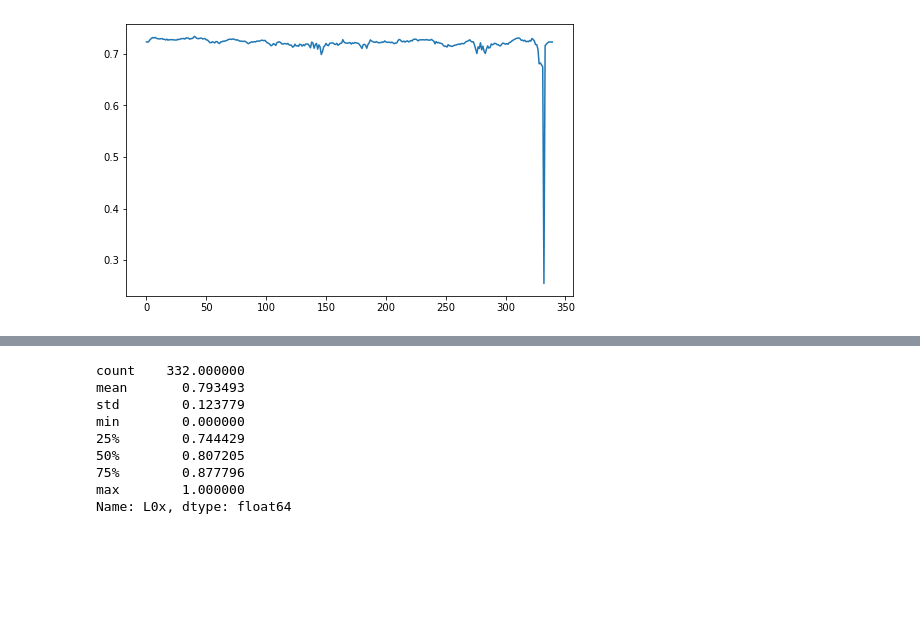
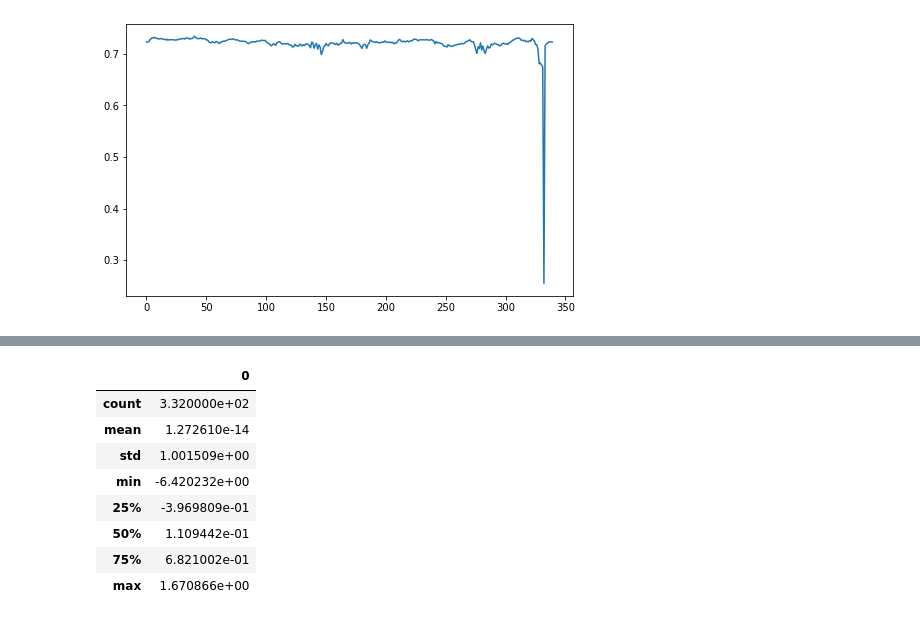
Before and after one commit to KNU-BrainAI-Capstone2021/SIB, a Jupyter notebook: examples/preprocessing/analyze.ipynb, the cells around one changed output, grey strips where cells are left out. Saved outputs shown, nothing was run; the diff lists cells and outputs as text; code cells hidden in the pictures; blank space fills up the shorter version.

```diff
--- a/examples/preprocessing/analyze.ipynb
+++ b/examples/preprocessing/analyze.ipynb
@@ -97 +71,13 @@ plt.show()
+# %%
+h.describe()
+# %% [output]
+|  | 0 |
+| count | 3.320000e+02 |
+| mean | 1.272610e-14 |
+| std | 1.001509e+00 |
+| min | -6.420232e+00 |
+| 25% | -3.969809e-01 |
+| 50% | 1.109442e-01 |
+| 75% | 6.821002e-01 |
+| max | 1.670866e+00 |
 # %%
@@ -108,14 +94,2 @@ e = normalize(data)
-# %%
-e.describe()
-# %% [output]
-count    332.000000
-mean       0.793493
-std        0.123779
-min        0.000000
-25%        0.744429
-50%        0.807205
-75%        0.877796
-max        1.000000
-Name: L0x, dtype: float64
 # %%
 plt.figure(figsize=(8,5))
```
Also changed, not shown: parts of 11 cells of this notebook.
